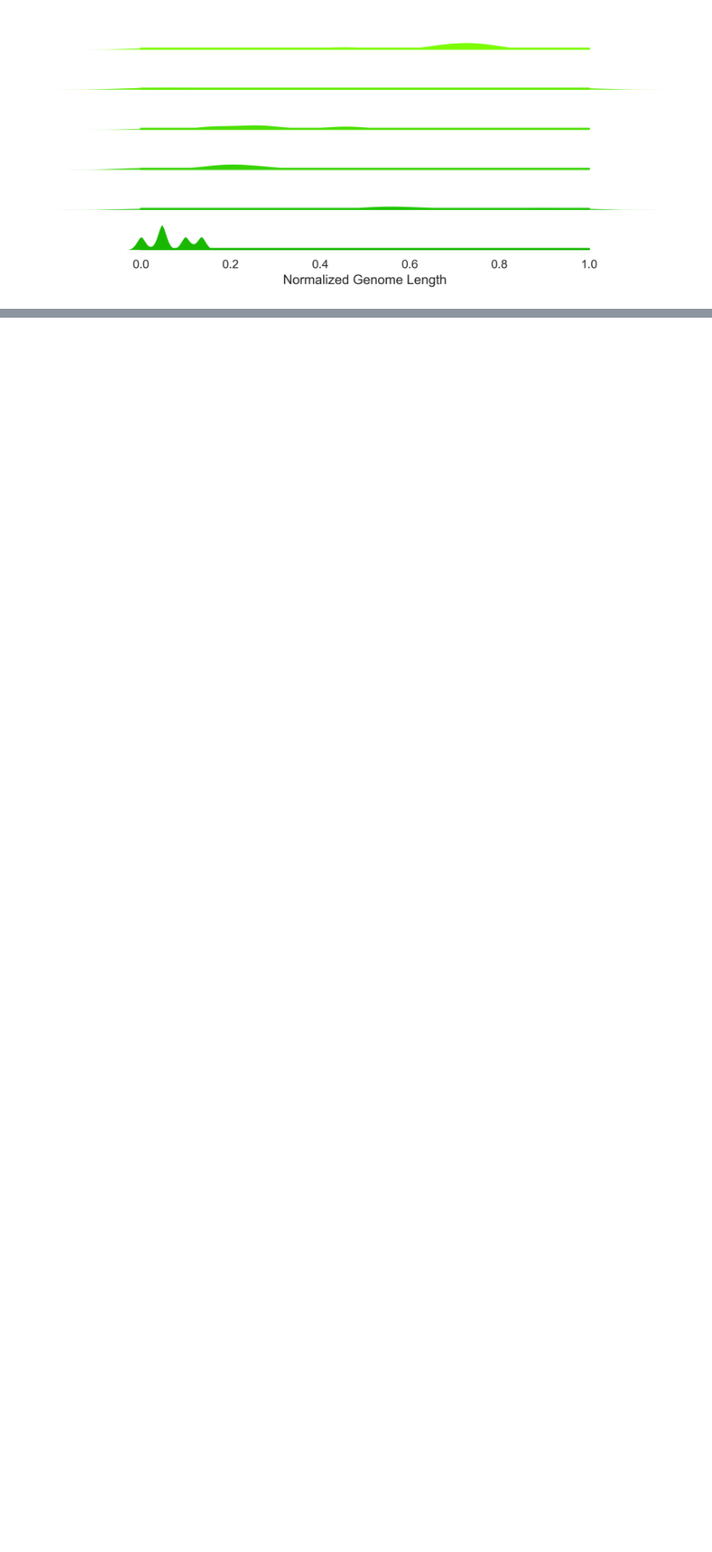
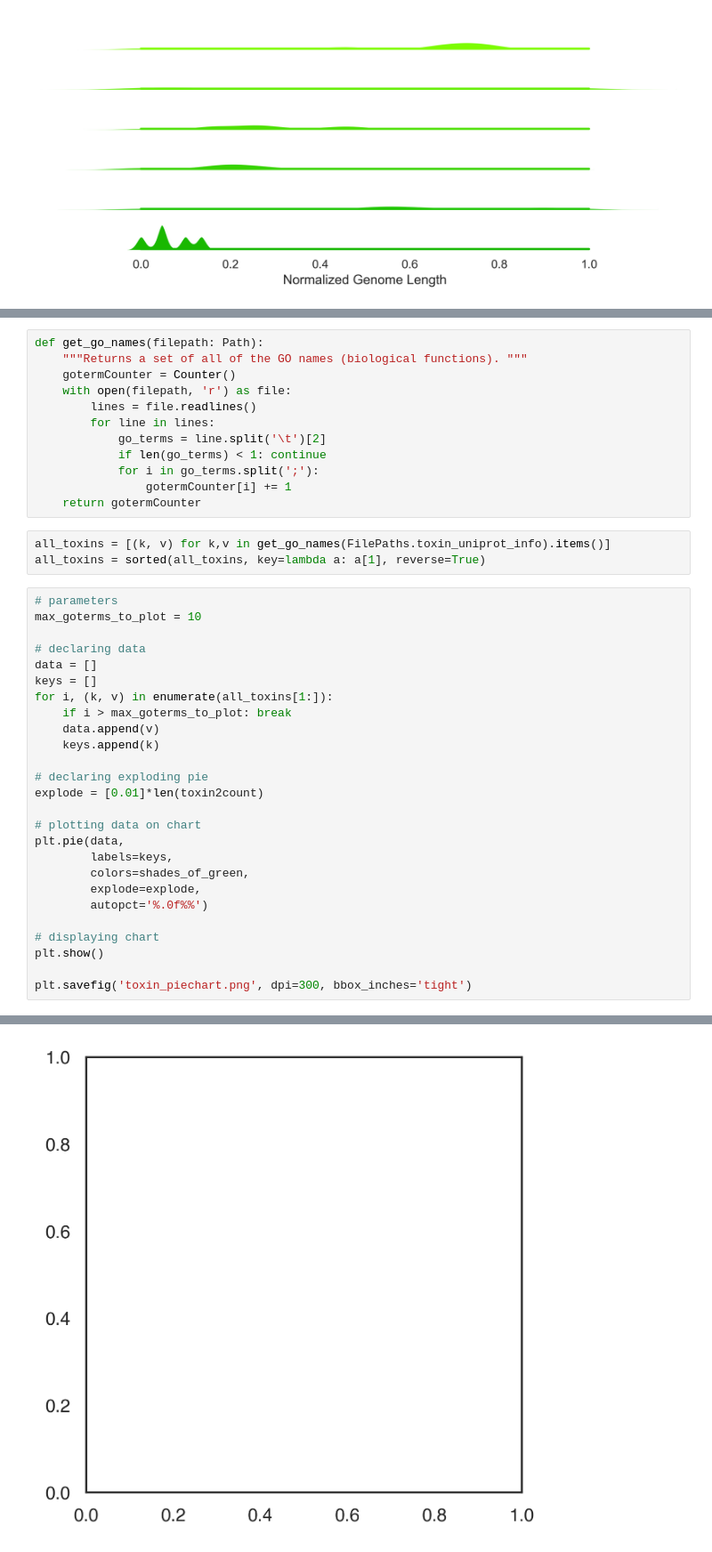
Before and after one commit to Dreycey/PhageScanner, a Jupyter notebook: misc/plot_results.ipynb, the cells around one changed output, grey strips where cells are left out. Shown at 89% size. Saved outputs shown, nothing was run; the diff lists cells and outputs as text; blank space fills up the shorter version.

```diff
--- a/misc/plot_results.ipynb
+++ b/misc/plot_results.ipynb
@@ -682,0 +686,42 @@ This will become an error in seaborn v0.14.0; please update your code.
+# %%
+def get_go_names(filepath: Path):
+    """Returns a set of all of the GO names (biological functions). """
+    gotermCounter = Counter()
+    with open(filepath, 'r') as file:
+        lines = file.readlines()
+        for line in lines:
+            go_terms = line.split('\t')[2]
+            if len(go_terms) < 1: continue
+            for i in go_terms.split(';'):
+                gotermCounter[i] += 1
+    return gotermCounter
+# %%
+all_toxins = [(k, v) for k,v in get_go_names(FilePaths.toxin_uniprot_info).items()]
+all_toxins = sorted(all_toxins, key=lambda a: a[1], reverse=True)
+# %%
+# parameters
+max_goterms_to_plot = 10
+
+# declaring data
+data = []
+keys = []
+for i, (k, v) in enumerate(all_toxins[1:]):
+    if i > max_goterms_to_plot: break
+    data.append(v)
+    keys.append(k)
+
+# declaring exploding pie
+explode = [0.01]*len(toxin2count)
+
+# plotting data on chart
+plt.pie(data,
+        labels=keys,
+        colors=shades_of_green,
+        explode=explode,
+        autopct='%.0f%%')
+
+# displaying chart
+plt.show()
+
+plt.savefig('toxin_piechart.png', dpi=300, bbox_inches='tight')
+# %% [output]
@@ -682,0 +729 @@ This will become an error in seaborn v0.14.0; please update your code.
+[figure, added]
```
Also changed, not shown: parts of 8 cells of this notebook, 1 other file.
